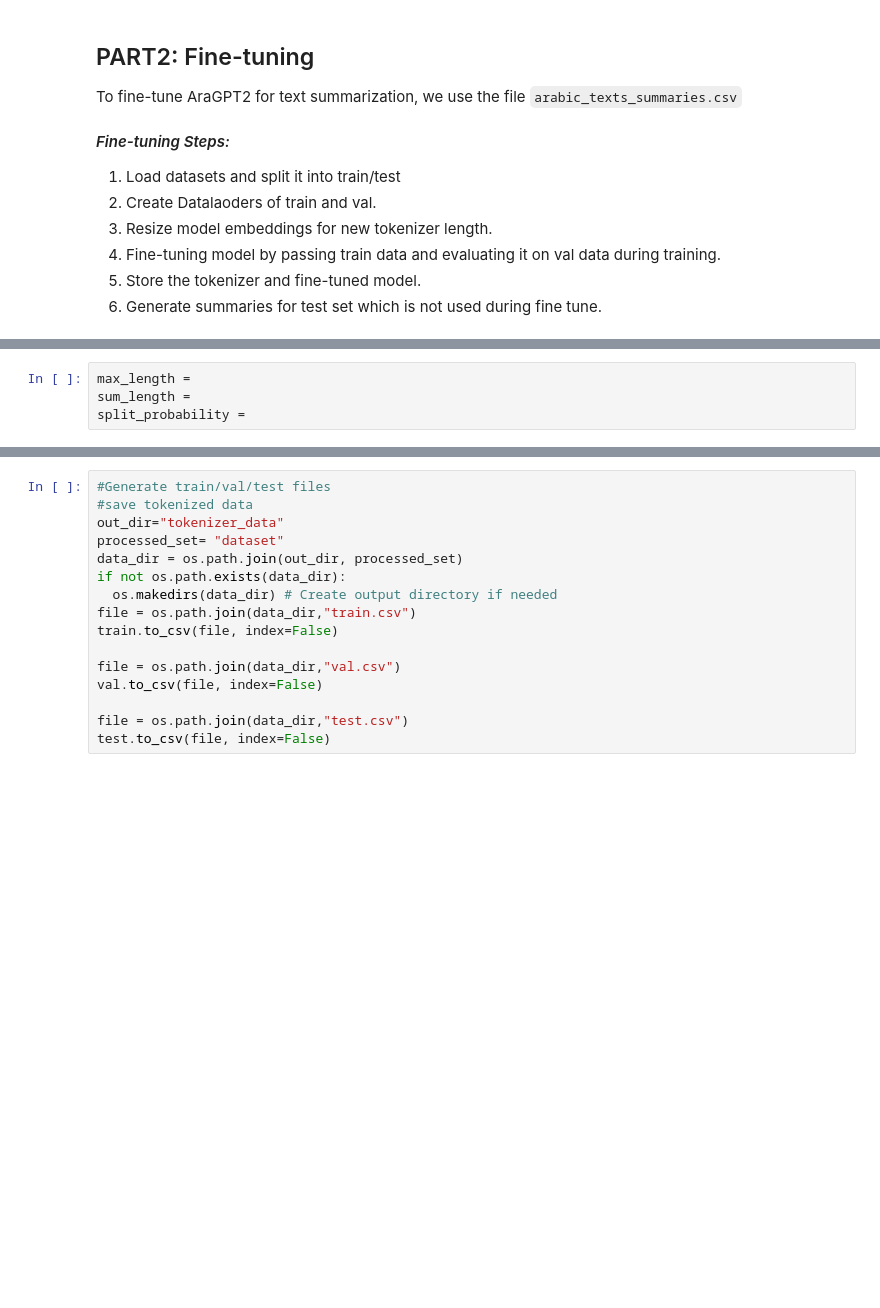
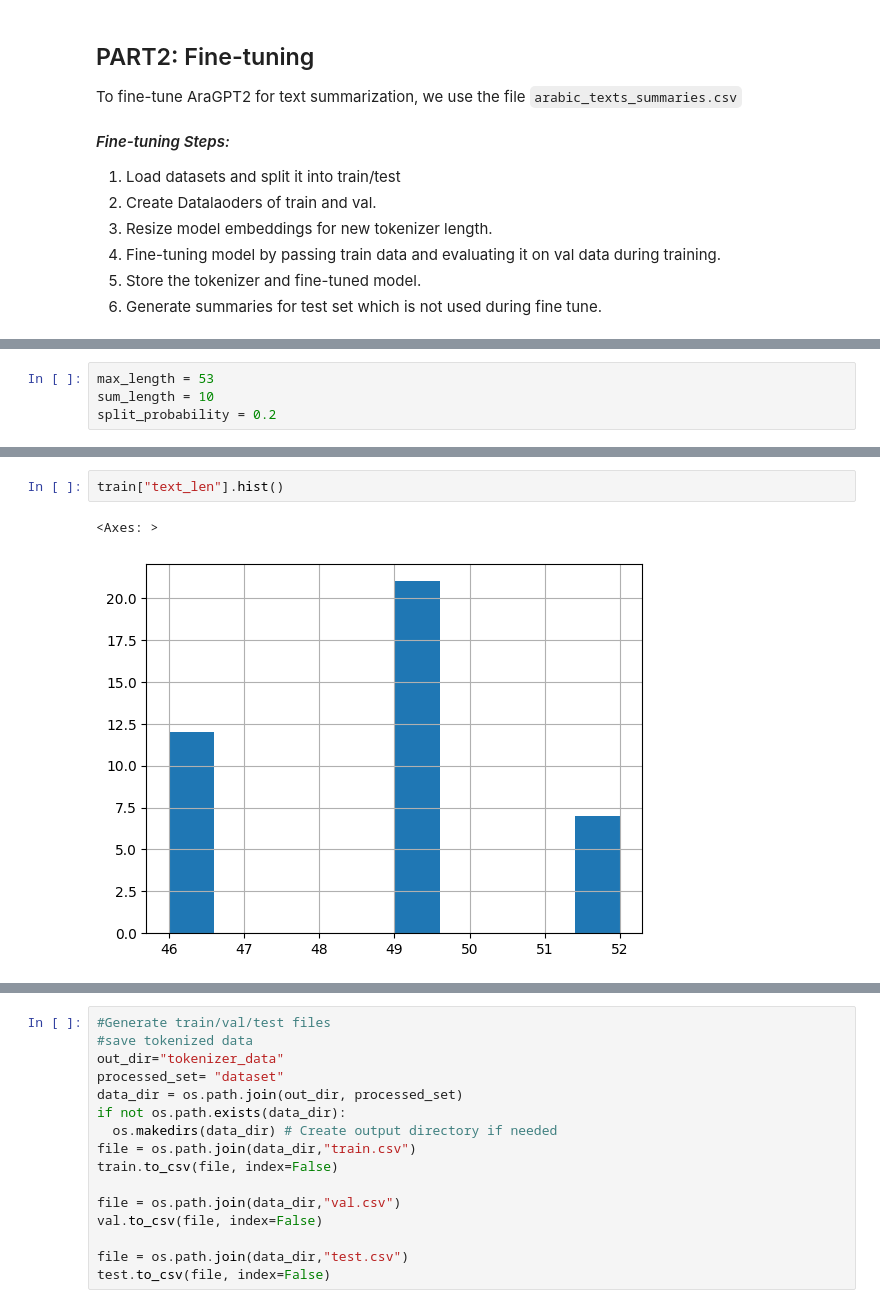
Before and after one commit to rania-azad/text_summarization_LimitelessDeepLearning-Course, a Jupyter notebook: main.ipynb, the cells around one changed output, grey strips where cells are left out. Drawn from its saved outputs; the diff is of its cells as text; blank space fills up the shorter version.

```diff
--- a/main.ipynb
+++ b/main.ipynb
@@ -87,6 +159,6 @@ from src.train import *
 # %%
-max_length =
-sum_length =
-split_probability =
+max_length = 53
+sum_length = 10
+split_probability = 0.2
 # %%
 train, val, test = process_data("data/arabic_texts_summaries.csv",max_length , sum_length, split_probability)
@@ -93,3 +175,8 @@ train, val, test = process_data("data/arabic_texts_summaries.csv",max_length , s
+# %%
+train["text_len"].hist()
+# %% [output]
+<Axes: >
+[figure, added]
 # %%
 # Add token to AraGPT2 tokenizer
 from transformers import GPT2Tokenizer, GPT2LMHeadModel
```
Also changed, not shown: parts of 24 cells of this notebook, 3 other files.
